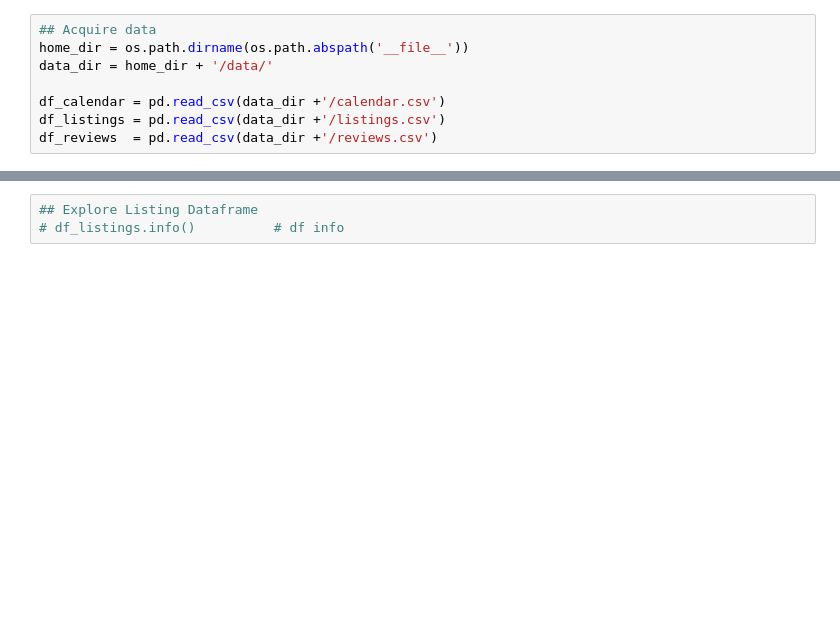
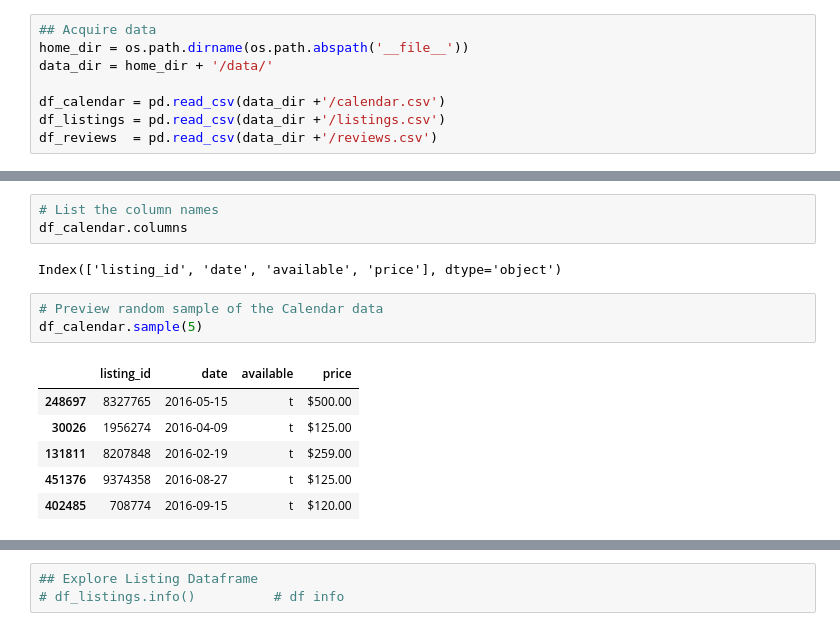
Before and after one commit to vektirgroup/Udacity_Project_1, a Jupyter notebook: Tyler Hunt - Project 1.ipynb, the cells around one changed output, grey strips where cells are left out. Cells and saved outputs as stored; diff of their text form; blank space fills up the shorter version.

Commit message:
Clean Cal data

```diff
--- a/Tyler Hunt - Project 1.ipynb
+++ b/Tyler Hunt - Project 1.ipynb
@@ -46,0 +79,15 @@ df_reviews  = pd.read_csv(data_dir +'/reviews.csv')
+# %%
+# List the column names
+df_calendar.columns
+# %% [output]
+Index(['listing_id', 'date', 'available', 'price'], dtype='object')
+# %%
+# Preview random sample of the Calendar data
+df_calendar.sample(5)
+# %% [output]
+|  | listing_id | date | available | price |
+| 248697 | 8327765 | 2016-05-15 | t | $500.00 |
+| 30026 | 1956274 | 2016-04-09 | t | $125.00 |
+| 131811 | 8207848 | 2016-02-19 | t | $259.00 |
+| 451376 | 9374358 | 2016-08-27 | t | $125.00 |
+| 402485 | 708774 | 2016-09-15 | t | $120.00 |
```
Also changed, not shown: parts of 12 cells of this notebook.
